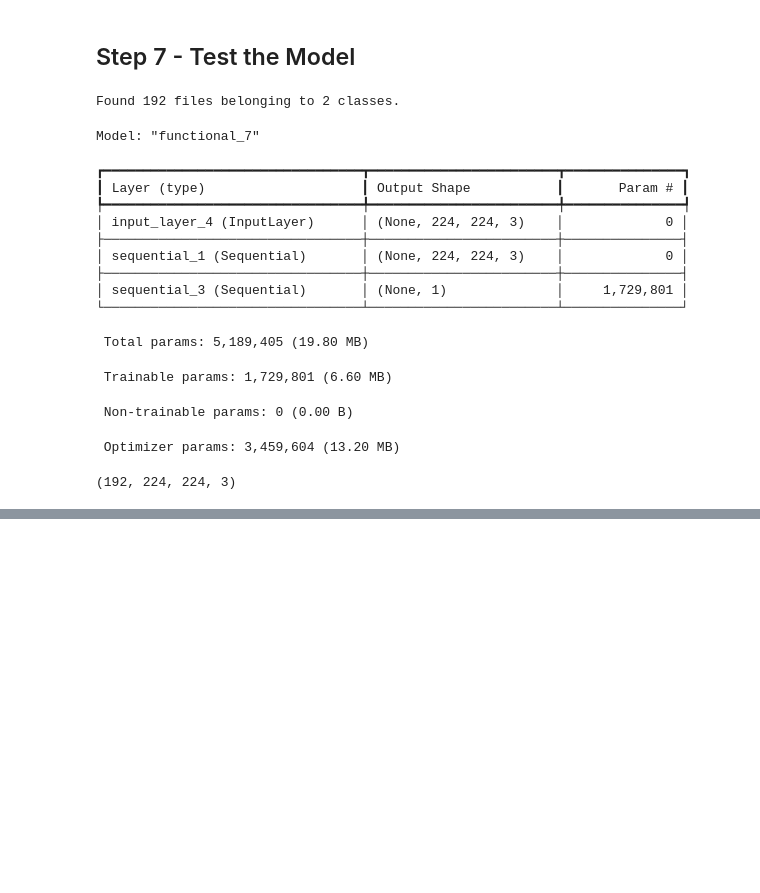
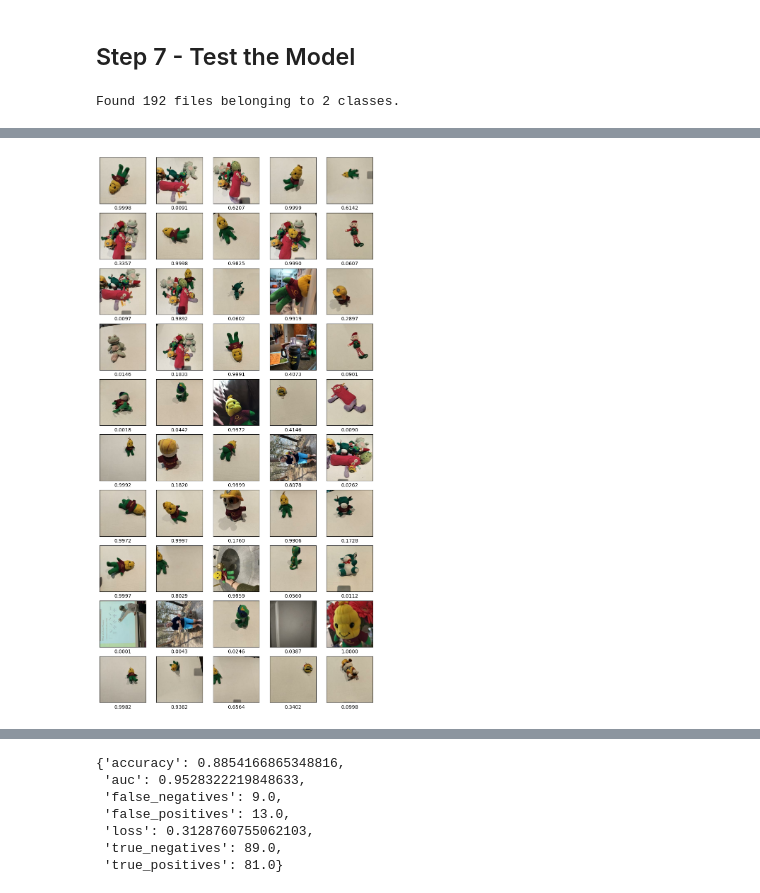
Before and after one commit to rdfiske17/CSC380, a Jupyter notebook: scripts/Convolutional_Neural_Net.ipynb, the cells around one changed output, grey strips where cells are left out. Saved outputs shown, nothing was run; the diff lists cells and outputs as text; code cells hidden in the pictures; blank space fills up the shorter version.

Commit message:
Model2/3, updated testing procedures to work for cnn -rdf

```diff
--- a/scripts/Convolutional_Neural_Net.ipynb
+++ b/scripts/Convolutional_Neural_Net.ipynb
@@ -308,7 +388,7 @@ model2.save('../models/cnn_model_rdf_2024_04_28_model2.keras')
 
 If you already saved a model, you can load it again.
 # %%
-model_to_test = tf.keras.models.load_model('../models/cnn_model_rdf_2024_04_28_model2.keras')
+model_to_test = tf.keras.models.load_model('../models/cnn_model_rdf_2024_04_29_model3.keras')
 # %% [markdown]
 ## Step 7 - Test the Model
 # %%
@@ -323,31 +403,15 @@ test_set = tf.keras.utils.image_dataset_from_directory(
     seed=SEED)
 
 test_iterator = iter(test_set)
-test_batch = next(test_iterator)
-
+test_batch, _ = next(test_iterator)
 
 # Test Shapes
 
-model_to_test.summary()
+#model_to_test.summary()
 
-print(test_batch[0].shape)
+#print(test_batch[0].shape)
 # %% [output]
 Found 192 files belonging to 2 classes.
-Model: "functional_7"
-┏━━━━━━━━━━━━━━━━━━━━━━━━━━━━━━━━━┳━━━━━━━━━━━━━━━━━━━━━━━━┳━━━━━━━━━━━━━━━┓
-┃ Layer (type)                    ┃ Output Shape           ┃       Param # ┃
-┡━━━━━━━━━━━━━━━━━━━━━━━━━━━━━━━━━╇━━━━━━━━━━━━━━━━━━━━━━━━╇━━━━━━━━━━━━━━━┩
-│ input_layer_4 (InputLayer)      │ (None, 224, 224, 3)    │             0 │
-├─────────────────────────────────┼────────────────────────┼───────────────┤
-│ sequential_1 (Sequential)       │ (None, 224, 224, 3)    │             0 │
-├─────────────────────────────────┼────────────────────────┼───────────────┤
-│ sequential_3 (Sequential)       │ (None, 1)              │     1,729,801 │
-└─────────────────────────────────┴────────────────────────┴───────────────┘
- Total params: 5,189,405 (19.80 MB)
- Trainable params: 1,729,801 (6.60 MB)
- Non-trainable params: 0 (0.00 B)
- Optimizer params: 3,459,604 (13.20 MB)
-(192, 224, 224, 3)
 # %%
 import matplotlib.pyplot as plt
 
@@ -359,7 +423,9 @@ for i in range(50):
     plt.xticks([])
     plt.yticks([])
     plt.grid(False)
-    plt.imshow(test_batch[0][i]/255)
+    plt.imshow(test_batch[i]/255)
     plt.xlabel("{pred:.4f}".format(pred = predictions[i][0]))
 plt.show()
+
+model_to_test.evaluate(test_set, return_dict = True)
 # %% [output]
@@ -366,0 +433 @@ ValueError: Layer 'functional_7' expected 1 input(s). Received 2 instead.
+[figure, added]
@@ -366,0 +435,7 @@ ValueError: Layer 'functional_7' expected 1 input(s). Received 2 instead.
+{'accuracy': 0.8854166865348816,
+ 'auc': 0.9528322219848633,
+ 'false_negatives': 9.0,
+ 'false_positives': 13.0,
+ 'loss': 0.3128760755062103,
+ 'true_negatives': 89.0,
+ 'true_positives': 81.0}
```
Also changed, not shown: parts of 9 cells of this notebook, 2 other files.
